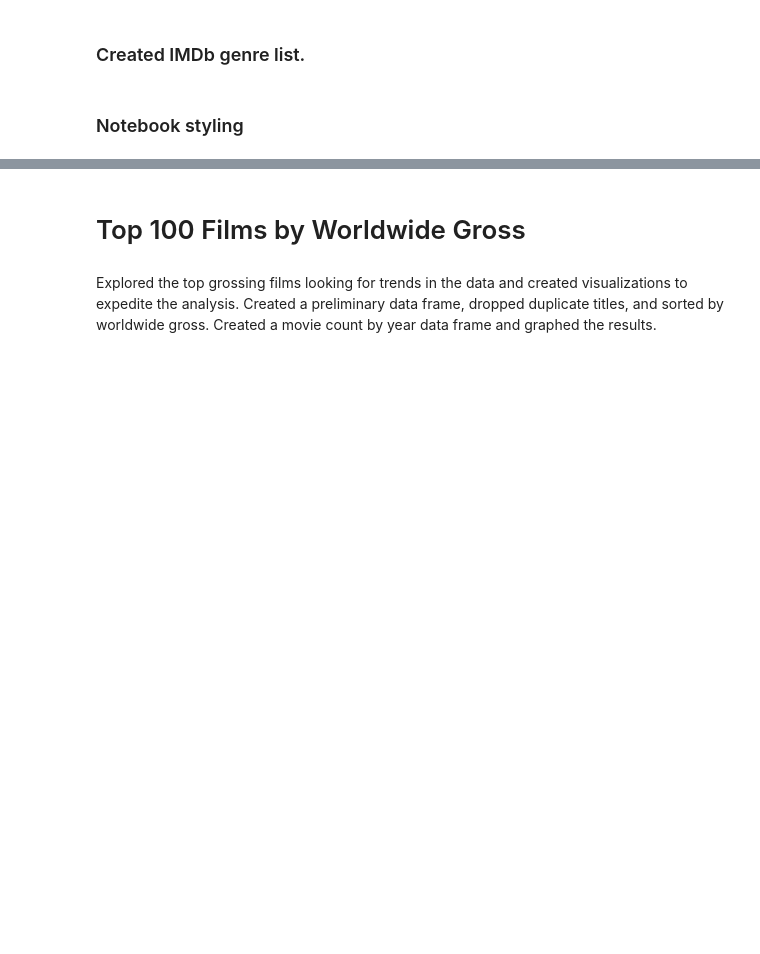
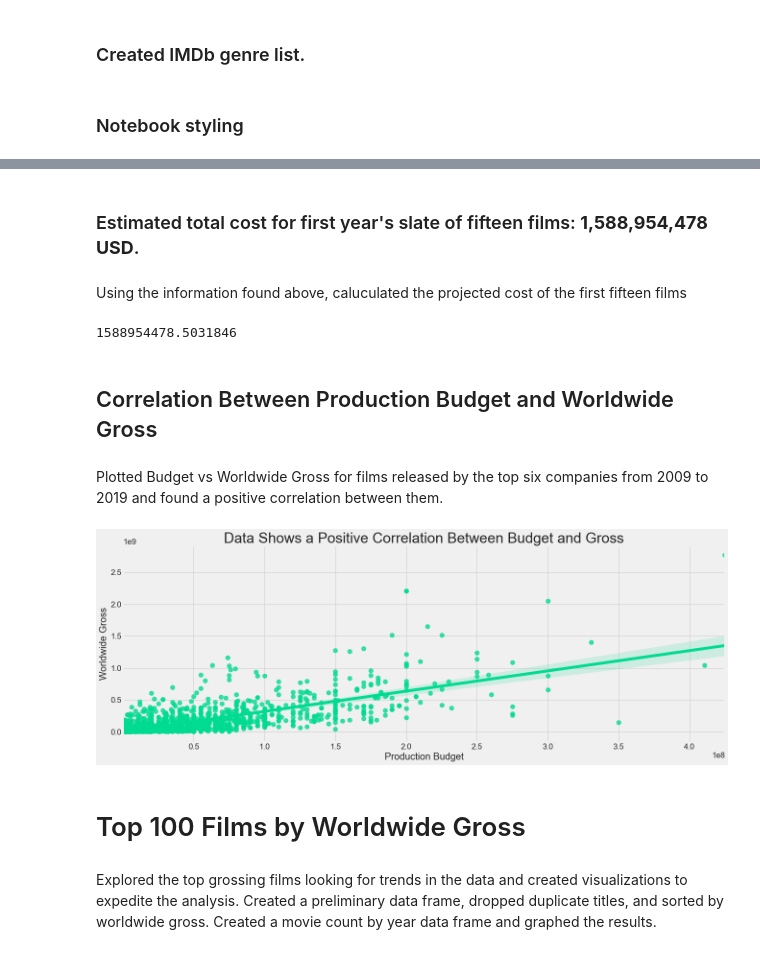
Before and after one commit to jeffreyhwatson/MS_Box_Office_Insights, a Jupyter notebook: MS_Box_Office_Insights.ipynb, the cells around one changed output, grey strips where cells are left out. Drawn from its saved outputs; the diff is of its cells as text; code cells hidden in the pictures; blank space fills up the shorter version.

```diff
--- a/MS_Box_Office_Insights.ipynb
+++ b/MS_Box_Office_Insights.ipynb
@@ -483,0 +501,5 @@ sns.set_palette(palette='winter_r')
+# %%
+top100_pcs = dfr.groupby(['production_company'])\
+                                    .worldwide_gross.sum()\
+                                    .sort_values(ascending=False).head(100)
+top100_pcs = pd.DataFrame(top100_pcs)
@@ -483,0 +508,3 @@ sns.set_palette(palette='winter_r')
+# %%
+top6_pc = list(top100_pcs.head(6).index)
+pc_df = dfr[dfr.production_company.isin(top6_pc)]
@@ -484,3 +550,27 @@ sns.set_palette(palette='winter_r')
+# %% [markdown]
+### Estimated total cost for first year's slate of fifteen films: **1,588,954,478 USD**.
+# %% [markdown]
+Using the information found above, caluculated the projected cost of the first fifteen films
+# %%
+# first year's cost
+15*(mean_prod + market_budg)
+# %% [output]
+1588954478.5031846
+# %% [markdown]
+## Correlation Between Production Budget and Worldwide Gross
+# %% [markdown]
+Plotted Budget vs Worldwide Gross for films released by the top six companies from 2009 to 2019 and found a positive correlation between them.
+# %%
+fig, ax=plt.subplots(figsize=(20,7))
+sns.regplot(x="production_budget", y="worldwide_gross", data=pc_df)
+ax.set_xlabel("Production Budget", size=20)
+ax.set_ylabel("Worldwide Gross", size=20)
+ax.set_title("Data Shows a Positive Correlation Between Budget and Gross", size=30)
+plt.savefig('33_budget_vs_gross',  bbox_inches ="tight",\
+            pad_inches = .25, transparent = False)
+plt.show()
+# %% [output]
+[figure, added]
 # %% [markdown]
 # Top 100 Films by Worldwide Gross
 # %% [markdown]
```
Also changed, not shown: parts of 35 cells of this notebook, 8 other files.
